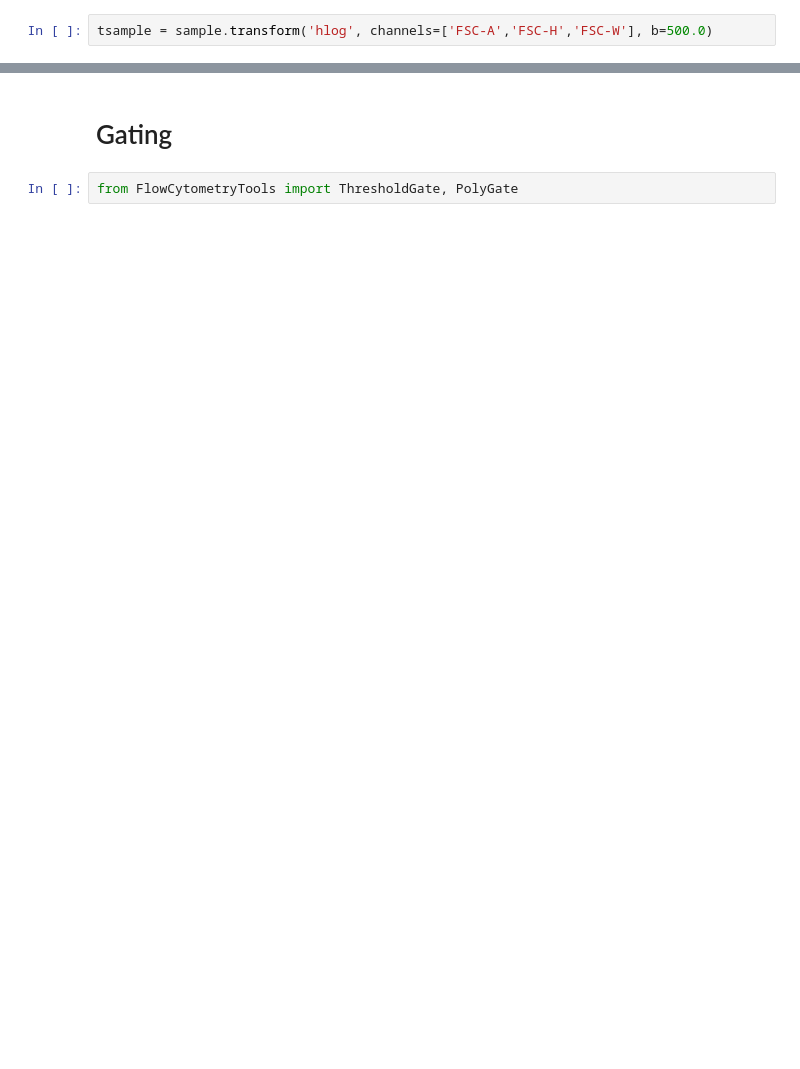
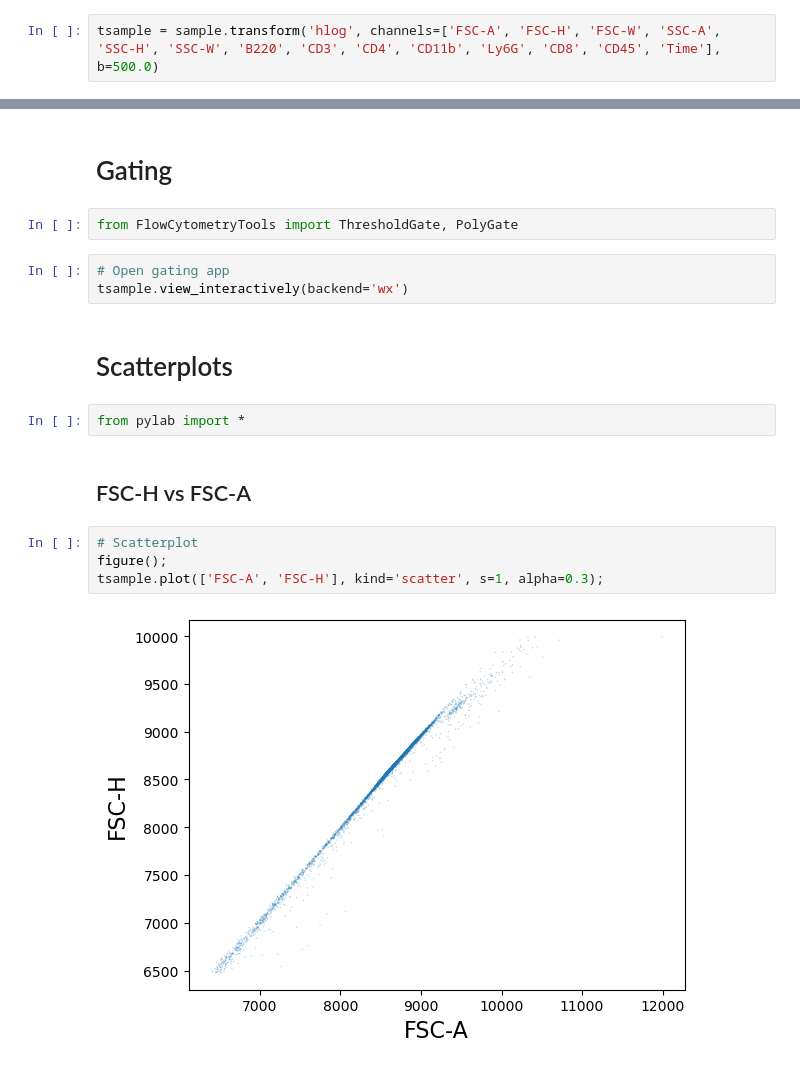
Before and after one commit to elenajusto/immunology-2, a Jupyter notebook: main.ipynb, the cells around one changed output, grey strips where cells are left out. Cells and saved outputs as stored; diff of their text form; blank space fills up the shorter version.

```diff
--- a/main.ipynb
+++ b/main.ipynb
@@ -158,4 +158,4 @@ print(sample.data[['FSC-A', 'FSC-H', 'FSC-W']][:10])
 # %% [markdown]
 # Transformations
 # %%
-tsample = sample.transform('hlog', channels=['FSC-A','FSC-H','FSC-W'], b=500.0)
+tsample = sample.transform('hlog', channels=['FSC-A', 'FSC-H', 'FSC-W', 'SSC-A', 'SSC-H', 'SSC-W', 'B220', 'CD3', 'CD4', 'CD11b', 'Ly6G', 'CD8', 'CD45', 'Time'], b=500.0)
@@ -199,3 +180,18 @@ tsample.plot(['FSC-A', 'FSC-H'], kind='scatter', color='red', s=1, alpha=0.3);
 # Gating
 # %%
 from FlowCytometryTools import ThresholdGate, PolyGate
+# %%
+# Open gating app
+tsample.view_interactively(backend='wx')
+# %% [markdown]
+# Scatterplots
+# %%
+from pylab import *
+# %% [markdown]
+## FSC-H vs FSC-A
+# %%
+# Scatterplot
+figure();
+tsample.plot(['FSC-A', 'FSC-H'], kind='scatter', s=1, alpha=0.3);
+# %% [output]
+[figure, added]
```
Also changed, not shown: parts of 15 cells of this notebook.
